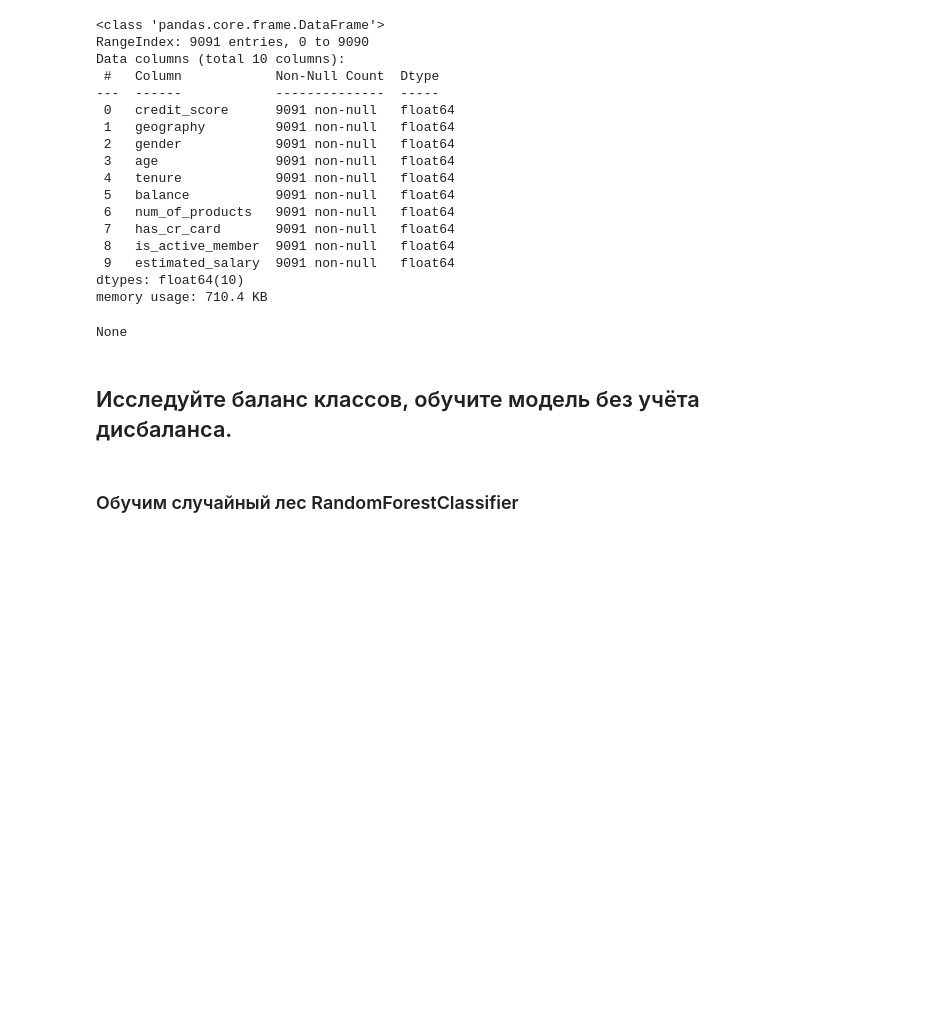
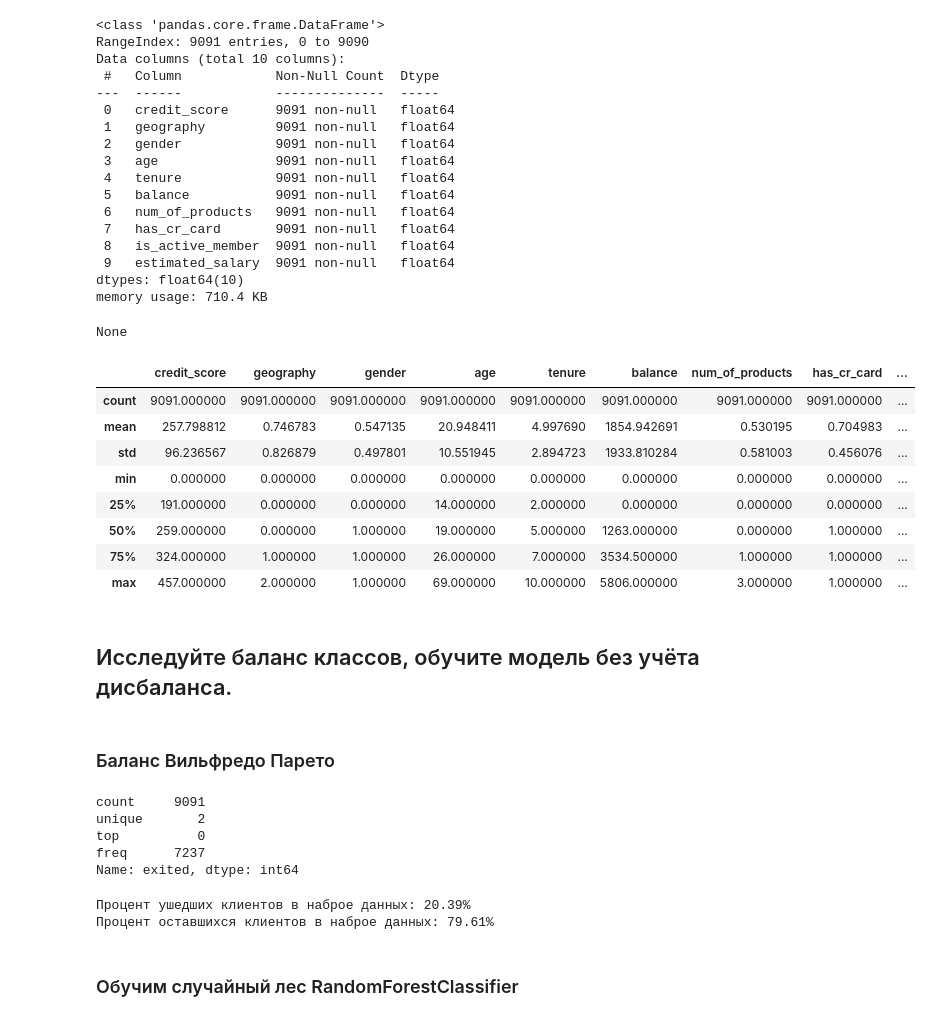
Before and after one commit to zabelin-ds/practicum, a Jupyter notebook: 07_project/bank.ipynb, the cells around one changed output. Cells and saved outputs as stored; diff of their text form; code cells hidden in the pictures; blank space fills up the shorter version.

```diff
--- a/07_project/bank.ipynb
+++ b/07_project/bank.ipynb
@@ -294,7 +418,49 @@ Data columns (total 10 columns):
 dtypes: float64(10)
 memory usage: 710.4 KB
 None
+# %%
+display(
+features_ordinal.describe()
+)
+# %% [output]
+|  | credit_score | geography | gender | age | tenure | balance | num_of_products | has_cr_card | ... |
+| count | 9091.000000 | 9091.000000 | 9091.000000 | 9091.000000 | 9091.000000 | 9091.000000 | 9091.000000 | 9091.000000 | ... |
+| mean | 257.798812 | 0.746783 | 0.547135 | 20.948411 | 4.997690 | 1854.942691 | 0.530195 | 0.704983 | ... |
+| std | 96.236567 | 0.826879 | 0.497801 | 10.551945 | 2.894723 | 1933.810284 | 0.581003 | 0.456076 | ... |
+| min | 0.000000 | 0.000000 | 0.000000 | 0.000000 | 0.000000 | 0.000000 | 0.000000 | 0.000000 | ... |
+| 25% | 191.000000 | 0.000000 | 0.000000 | 14.000000 | 2.000000 | 0.000000 | 0.000000 | 0.000000 | ... |
+| 50% | 259.000000 | 0.000000 | 1.000000 | 19.000000 | 5.000000 | 1263.000000 | 0.000000 | 1.000000 | ... |
+| 75% | 324.000000 | 1.000000 | 1.000000 | 26.000000 | 7.000000 | 3534.500000 | 1.000000 | 1.000000 | ... |
+| max | 457.000000 | 2.000000 | 1.000000 | 69.000000 | 10.000000 | 5806.000000 | 3.000000 | 1.000000 | ... |
 # %% [markdown]
 ## Исследуйте баланс классов, обучите модель без учёта дисбаланса.
+# %% [markdown]
+### Баланс Вильфредо Парето
+# %%
+display(
+    target.describe()
+)
+# %% [output]
+count     9091
+unique       2
+top          0
+freq      7237
+Name: exited, dtype: int64
+# %%
+part_of_zeros = target.describe()['freq'] / len(target.index)
+part_of_ones = 1 - part_of_zeros
+
+print(
+    'Процент ушедших клиентов в наброе данных: {:.2%}'.format(
+        part_of_ones
+    ),
+    'Процент оставшихся клиентов в наброе данных: {:.2%}'.format(
+        part_of_zeros
+    ),
+    sep='\n'
+)
+# %% [output]
+Процент ушедших клиентов в наброе данных: 20.39%
+Процент оставшихся клиентов в наброе данных: 79.61%
 # %% [markdown]
 ### Обучим случайный лес RandomForestClassifier
```
Also changed, not shown: parts of 94 cells of this notebook, 1 other file.
